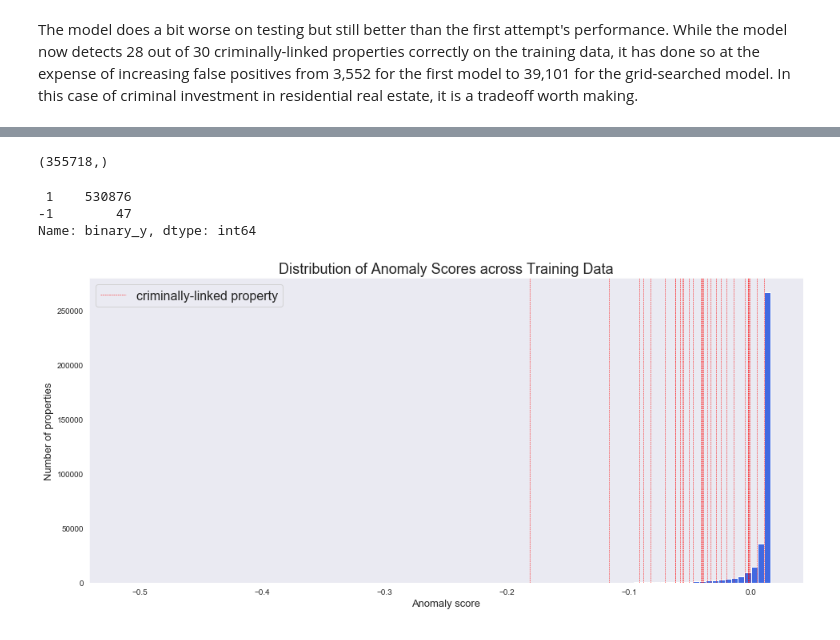
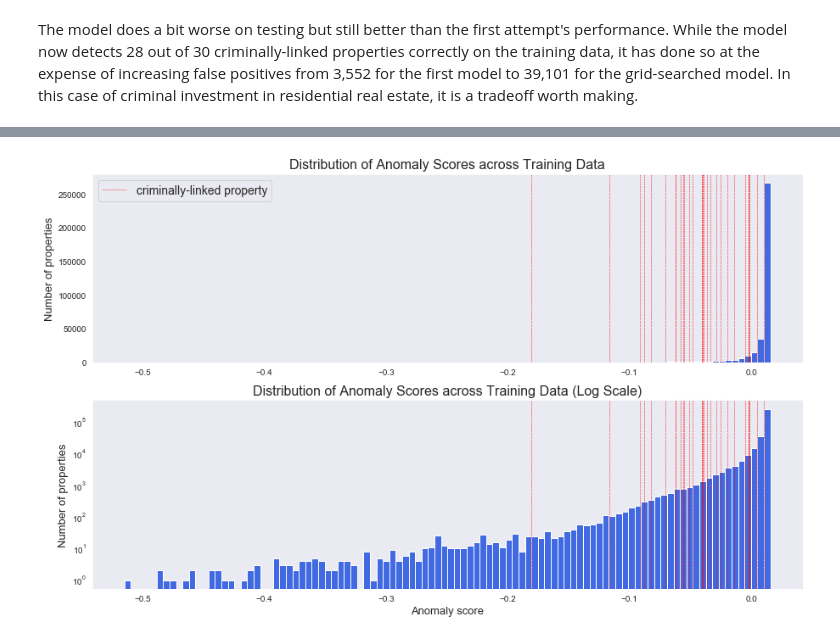
Before and after one commit to mpky/property_project, a Jupyter notebook: notebooks/isolation_forest.ipynb, the cells around one changed output, grey strips where cells are left out. Cells and saved outputs as stored; diff of their text form; code cells hidden in the pictures.

Commit message:
Functionalize anomaly scores plots; train model on dataset with specific columns

```diff
--- a/notebooks/isolation_forest.ipynb
+++ b/notebooks/isolation_forest.ipynb
@@ -315,4 +299,0 @@ Int64Index([ 95165, 482785, 562754, 512360, 552967, 547027,  94760, 510328,
-# %%
-scores_training.shape
-# %% [output]
-(355718,)
@@ -321,9 +300,3 @@ train_df = pd.DataFrame(X_train_norm)
-# %%
-y.reset_index()['binary_y'].value_counts()
-# %% [output]
- 1    530876
--1        47
-Name: binary_y, dtype: int64
 # %%
 # Put back into df in order to grab anomaly scores for criminally-linked properties
 train_df = pd.DataFrame(X_train_norm)
@@ -334,14 +331,23 @@ anomaly_scores_list = train_df[train_df.y_value==-1]['anomaly_scores'].values
 # %%
-plt.figure(figsize=(16,7))
+plt.figure(figsize=[15,9])
+plt.subplot(211)
 plt.hist(scores_training,bins=100,log=False,color='royalblue')
+for xc in anomaly_scores_list:
+    plt.axvline(x=xc,color='red',linestyle='--',linewidth=0.5,label='criminally-linked property')
+plt.title('Distribution of Anomaly Scores across Training Data',fontsize=16)
+handles, labels = plt.gca().get_legend_handles_labels()
+by_label = dict(zip(labels, handles))
+plt.legend(by_label.values(), by_label.keys(),fontsize=14)
+plt.ylabel('Number of properties',fontsize=13)
+
+plt.subplot(212)
+plt.hist(scores_training,bins=100,log=True,color='royalblue')
 for xc in anomaly_scores_list:
     plt.axvline(x=xc,color='red',linestyle='--',linewidth=0.5,label='criminally-linked property')
 plt.xlabel('Anomaly score',fontsize=13)
 plt.ylabel('Number of properties',fontsize=13)
-plt.title('Distribution of Anomaly Scores across Training Data',fontsize=18)
-handles, labels = plt.gca().get_legend_handles_labels()
-by_label = dict(zip(labels, handles))
-plt.legend(by_label.values(), by_label.keys(),fontsize=16)
+plt.title('Distribution of Anomaly Scores across Training Data (Log Scale)',fontsize=16)
+
 plt.show()
 # %% [output]
-[figure, old version]
+[figure, new version]
```
Also changed, not shown: parts of 13 cells of this notebook.
